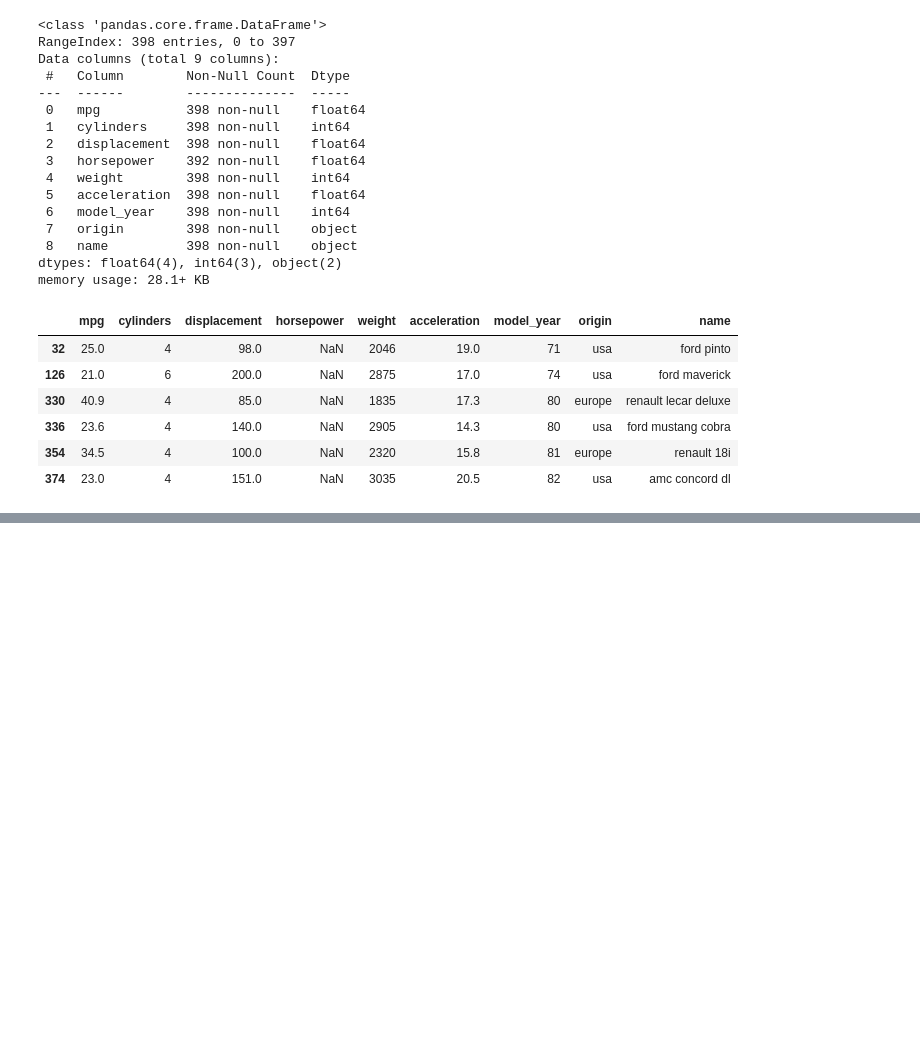
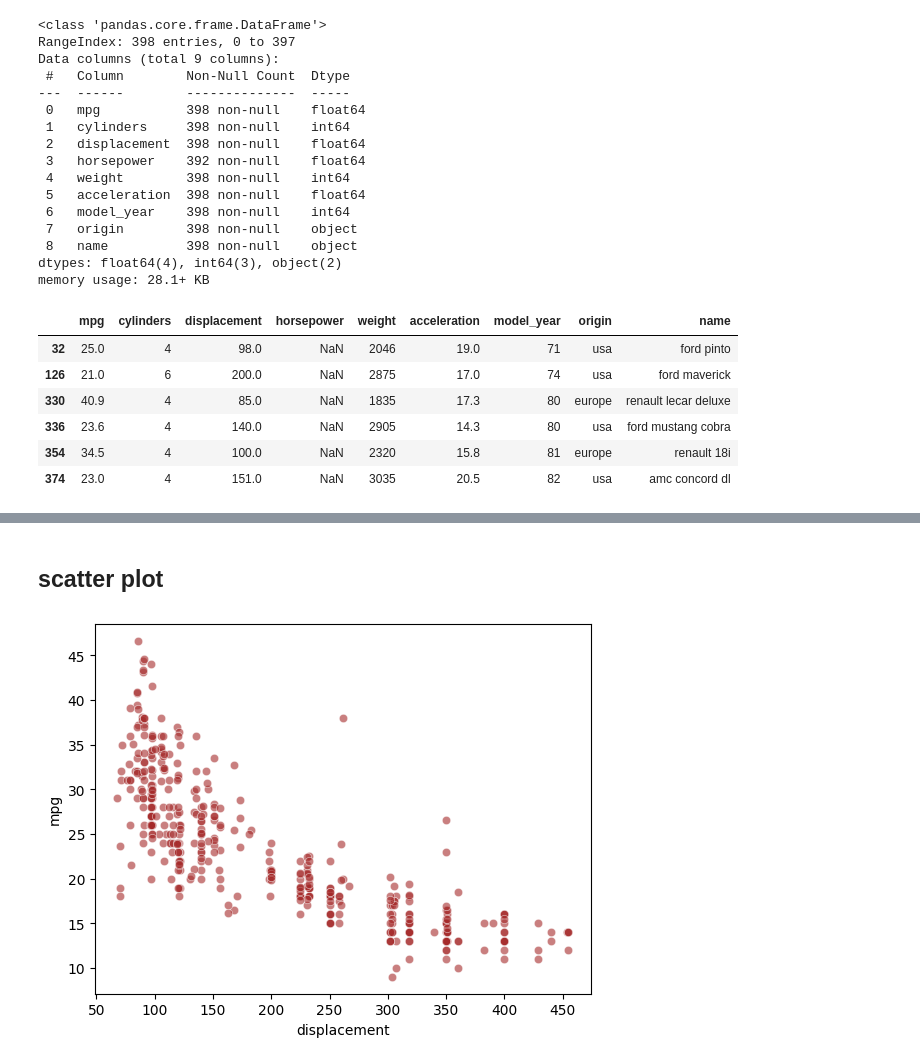
Before and after one commit to YounJJ/202511_BD53, a Jupyter notebook: lab_python/da06_eda.ipynb, the cells around one changed output, grey strips where cells are left out. Cells and saved outputs as stored; diff of their text form; code cells hidden in the pictures; blank space fills up the shorter version.

```diff
--- a/lab_python/da06_eda.ipynb
+++ b/lab_python/da06_eda.ipynb
@@ -361,0 +446,9 @@ mpg[mpg["horsepower"].isnull()]
+# %% [markdown]
+## scatter plot
+# %%
+# mpg(연비): 관심변수(종속변수) ~ displacement(배기량): 독립변수
+sns.scatterplot(data=mpg, x="displacement", y="mpg", alpha=0.6, color="Brown")
+
+plt.show()
+# %% [output]
+[figure, added]
```
Also changed, not shown: parts of 47 cells of this notebook, 2 other files.
